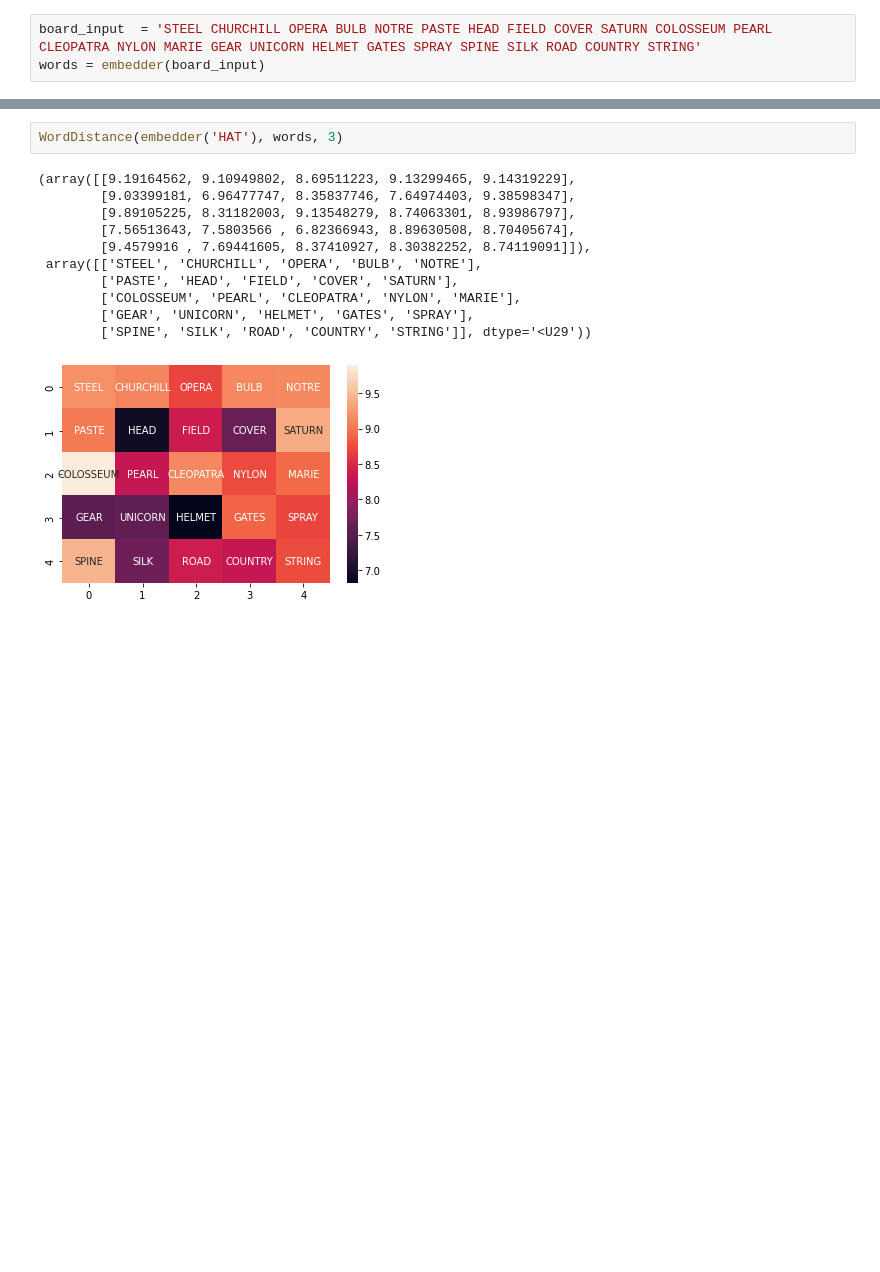
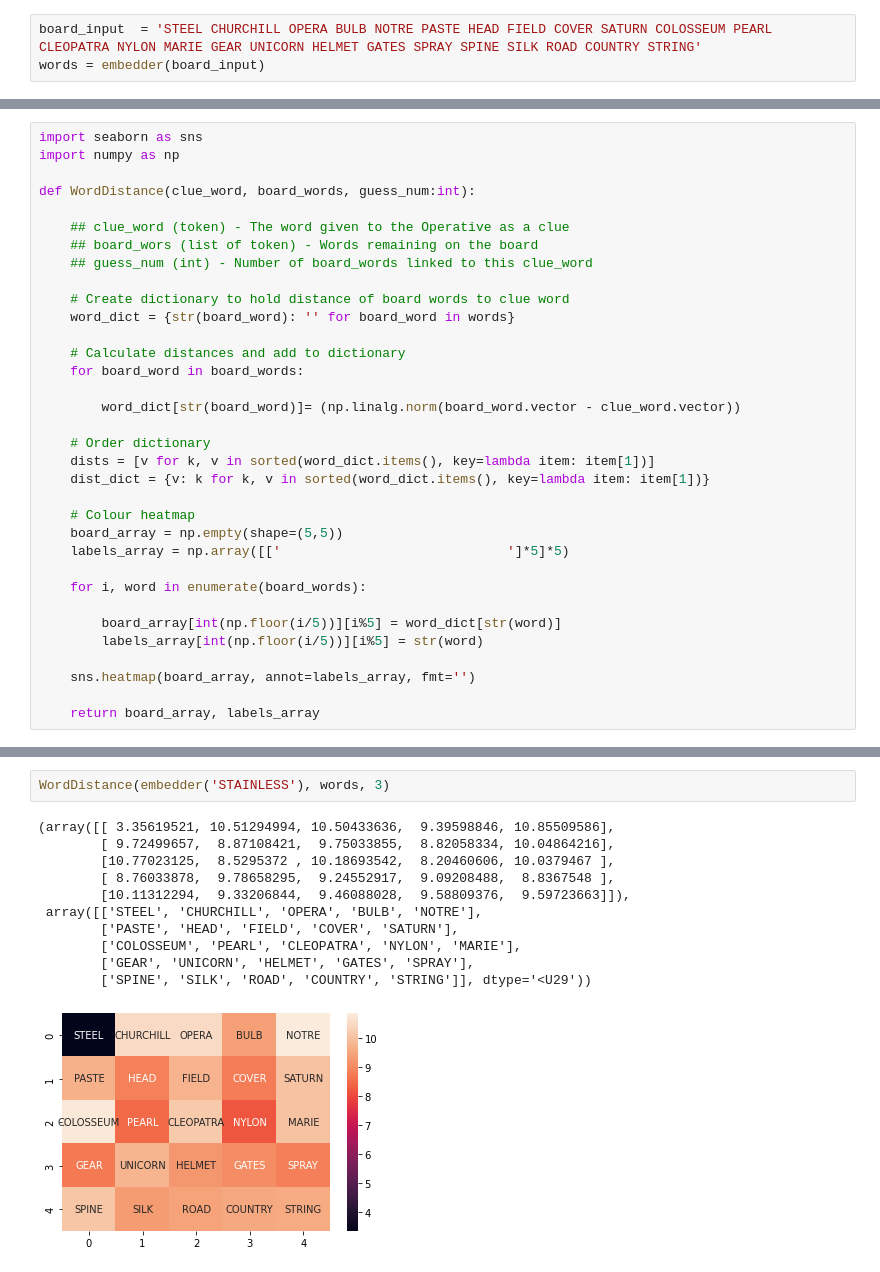
Before and after one commit to andrewmelville/Codenames-Bot, a Jupyter notebook: Exploration/GuessingExploration.ipynb, the cells around one changed output, grey strips where cells are left out. Drawn from its saved outputs; the diff is of its cells as text; blank space fills up the shorter version.

```diff
--- a/Exploration/GuessingExploration.ipynb
+++ b/Exploration/GuessingExploration.ipynb
@@ -60,0 +46,34 @@ Executing transaction: ...working... done
+# %%
+import seaborn as sns
+import numpy as np
+
+def WordDistance(clue_word, board_words, guess_num:int):
+
+    ## clue_word (token) - The word given to the Operative as a clue
+    ## board_wors (list of token) - Words remaining on the board
+    ## guess_num (int) - Number of board_words linked to this clue_word
+
+    # Create dictionary to hold distance of board words to clue word
+    word_dict = {str(board_word): '' for board_word in words}
+
+    # Calculate distances and add to dictionary
+    for board_word in board_words:
+
+        word_dict[str(board_word)]= (np.linalg.norm(board_word.vector - clue_word.vector))
+
+    # Order dictionary
+    dists = [v for k, v in sorted(word_dict.items(), key=lambda item: item[1])]
+    dist_dict = {v: k for k, v in sorted(word_dict.items(), key=lambda item: item[1])}
+
+    # Colour heatmap
+    board_array = np.empty(shape=(5,5))
+    labels_array = np.array([['                             ']*5]*5)
+
+    for i, word in enumerate(board_words):
+
+        board_array[int(np.floor(i/5))][i%5] = word_dict[str(word)]
+        labels_array[int(np.floor(i/5))][i%5] = str(word)
+
+    sns.heatmap(board_array, annot=labels_array, fmt='')
+
+    return board_array, labels_array
@@ -61,14 +159,14 @@ Executing transaction: ...working... done
 # %%
-WordDistance(embedder('HAT'), words, 3)
+WordDistance(embedder('STAINLESS'), words, 3)
 # %% [output]
-(array([[9.19164562, 9.10949802, 8.69511223, 9.13299465, 9.14319229],
-        [9.03399181, 6.96477747, 8.35837746, 7.64974403, 9.38598347],
-        [9.89105225, 8.31182003, 9.13548279, 8.74063301, 8.93986797],
-        [7.56513643, 7.5803566 , 6.82366943, 8.89630508, 8.70405674],
-        [9.4579916 , 7.69441605, 8.37410927, 8.30382252, 8.74119091]]),
+(array([[ 3.35619521, 10.51294994, 10.50433636,  9.39598846, 10.85509586],
+        [ 9.72499657,  8.87108421,  9.75033855,  8.82058334, 10.04864216],
+        [10.77023125,  8.5295372 , 10.18693542,  8.20460606, 10.0379467 ],
+        [ 8.76033878,  9.78658295,  9.24552917,  9.09208488,  8.8367548 ],
+        [10.11312294,  9.33206844,  9.46088028,  9.58809376,  9.59723663]]),
  array([['STEEL', 'CHURCHILL', 'OPERA', 'BULB', 'NOTRE'],
         ['PASTE', 'HEAD', 'FIELD', 'COVER', 'SATURN'],
         ['COLOSSEUM', 'PEARL', 'CLEOPATRA', 'NYLON', 'MARIE'],
         ['GEAR', 'UNICORN', 'HELMET', 'GATES', 'SPRAY'],
         ['SPINE', 'SILK', 'ROAD', 'COUNTRY', 'STRING']], dtype='<U29'))
-[figure, old version]
+[figure, new version]
```
Also changed, not shown: parts of 2 cells of this notebook.
